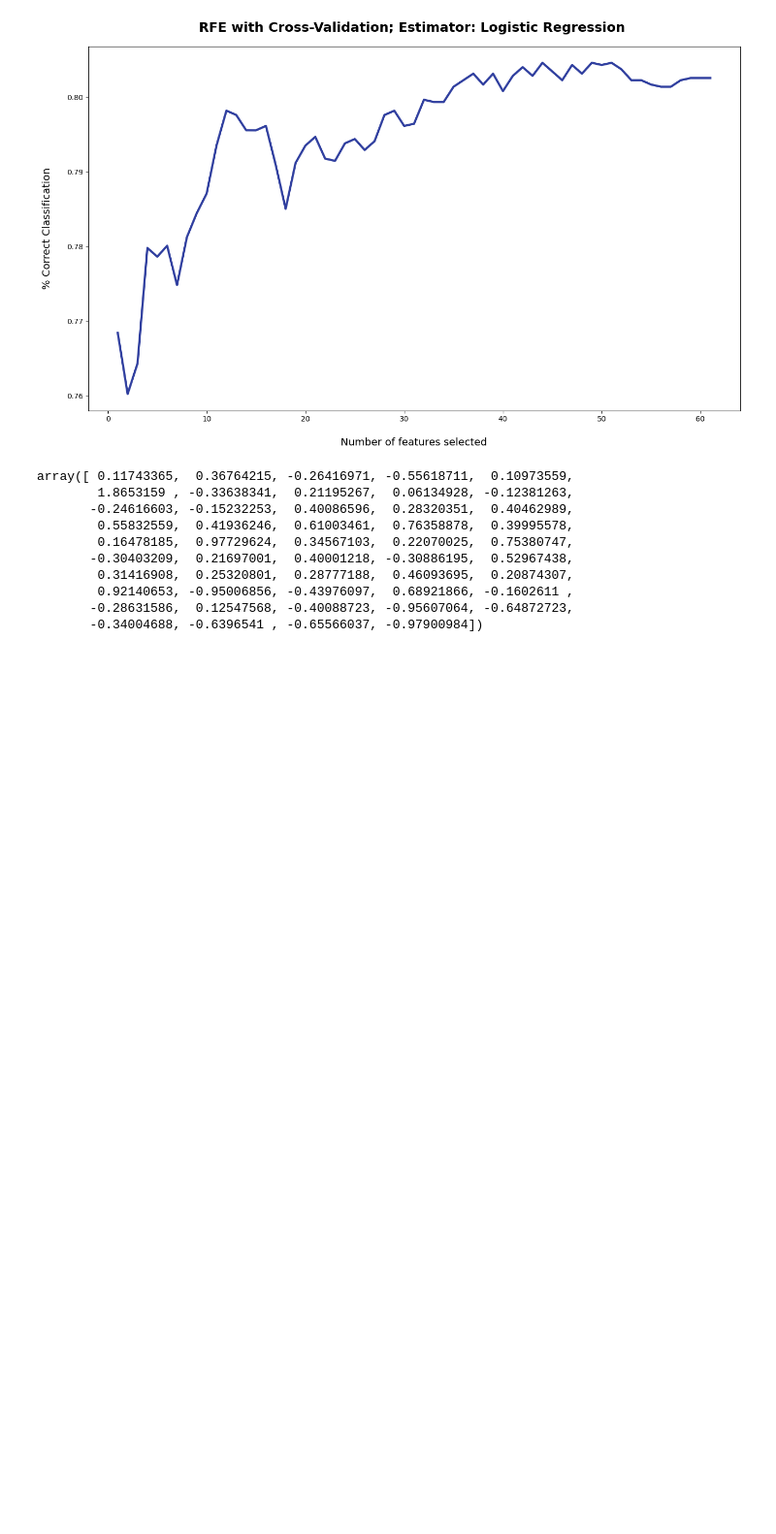
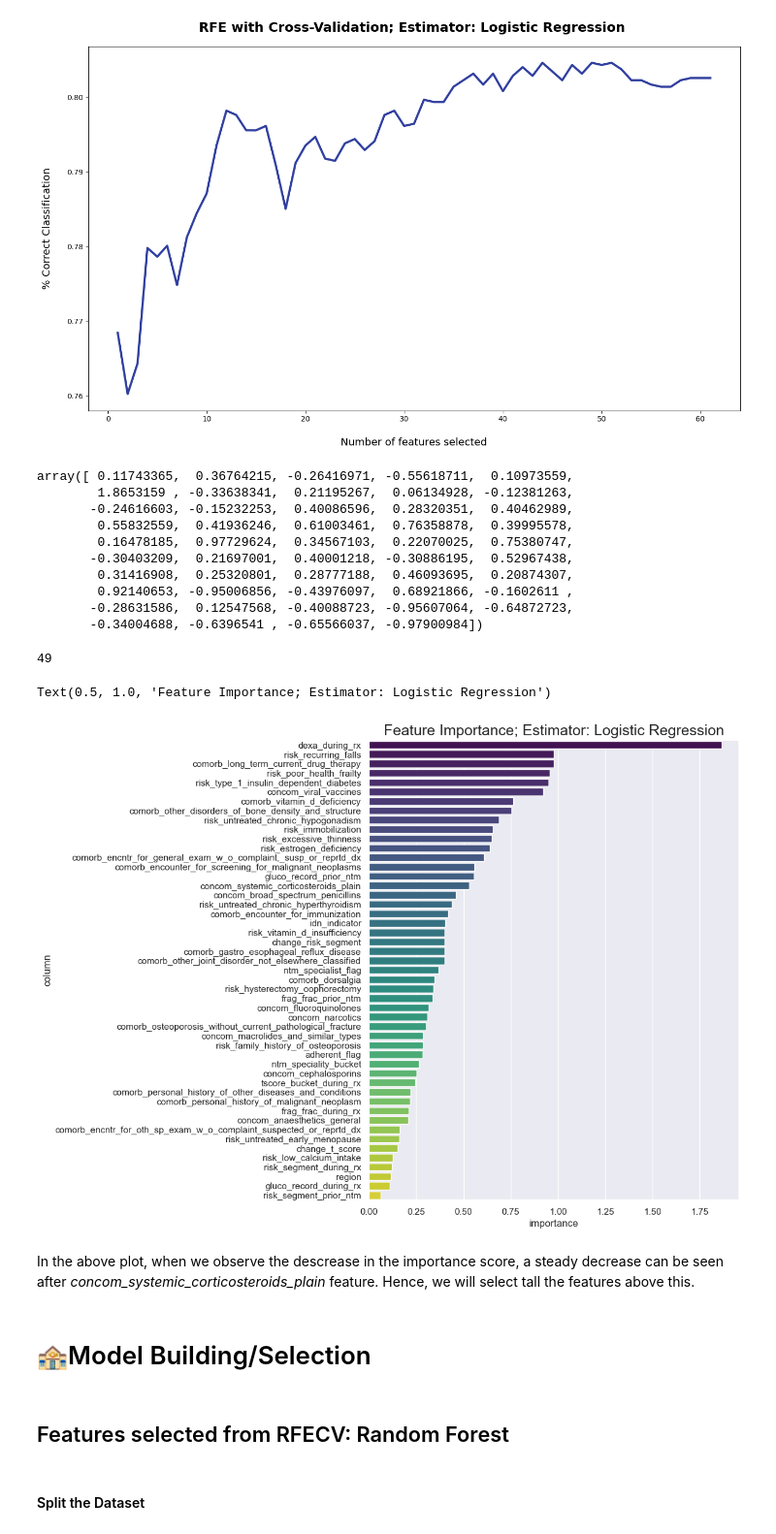
Before and after one commit to shezkh/Healthcare-Project, a Jupyter notebook: src/Model_Building_Ashish.ipynb, the cells around one changed output. Shown: that part at 97% size. Saved outputs shown, nothing was run; the diff lists cells and outputs as text; code cells hidden in the pictures; blank space fills up the shorter version.

```diff
--- a/src/Model_Building_Ashish.ipynb
+++ b/src/Model_Building_Ashish.ipynb
@@ -249,3 +248,32 @@ array([ 0.11743365,  0.36764215, -0.26416971, -0.55618711,  0.10973559,
         0.92140653, -0.95006856, -0.43976097,  0.68921866, -0.1602611 ,
        -0.28631586,  0.12547568, -0.40088723, -0.95607064, -0.64872723,
        -0.34004688, -0.6396541 , -0.65566037, -0.97900984])
+# %%
+len(np.where(rfecv_lr.support_ == True)[0])
+# %% [output]
+49
+# %%
+X_lr = X.drop(X.columns[np.where(rfecv_lr.support_ == False)[0]], axis=1)
+# %%
+lr_est_df = pd.DataFrame()
+
+lr_est_df['column'] = X_lr.columns
+lr_est_df['importance'] = np.abs(rfecv_lr.estimator_.coef_[0])
+
+lr_est_df.sort_values(by='importance',
+                      ascending=False,
+                      inplace=True,
+                      ignore_index=True)
+
+sns.set(rc = {'figure.figsize':(8,10)})
+ax = sns.barplot(y='column',
+                 x='importance',
+                 data=lr_est_df,
+                 palette='viridis')
+ax.set_title('Feature Importance; Estimator: Logistic Regression',
+             fontsize=18)
+# %% [output]
+Text(0.5, 1.0, 'Feature Importance; Estimator: Logistic Regression')
+[figure, added]
+# %% [markdown]
+In the above plot, when we observe the descrease in the importance score, a steady decrease can be seen after *concom_systemic_corticosteroids_plain* feature. Hence, we will select tall the features above this.
@@ -251,0 +287,6 @@ array([ 0.11743365,  0.36764215, -0.26416971, -0.55618711,  0.10973559,
+# %% [markdown]
+# 🏤Model Building/Selection
+# %% [markdown]
+##  Features selected from RFECV: Random Forest
+# %% [markdown]
+#### Split the Dataset
```
Also changed, not shown: parts of 15 cells of this notebook.
